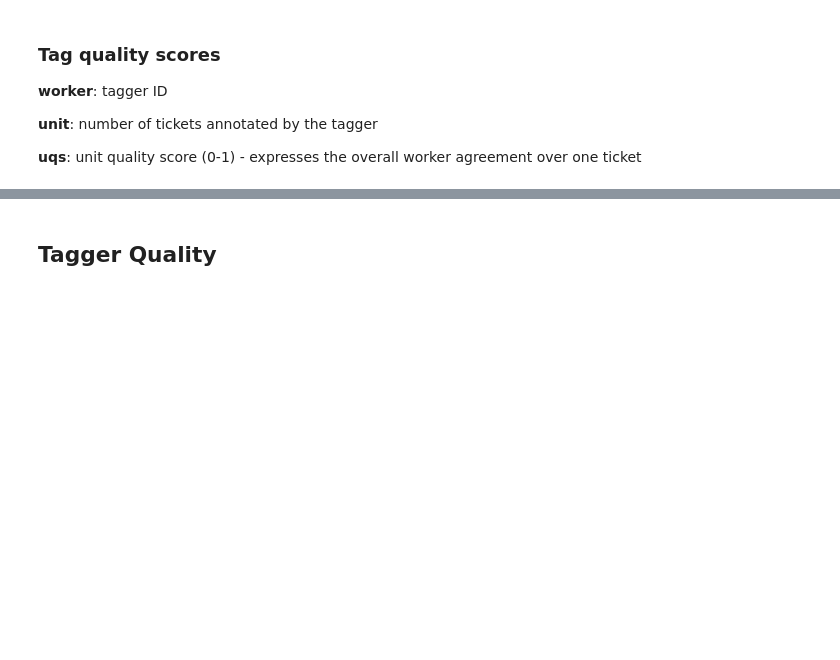
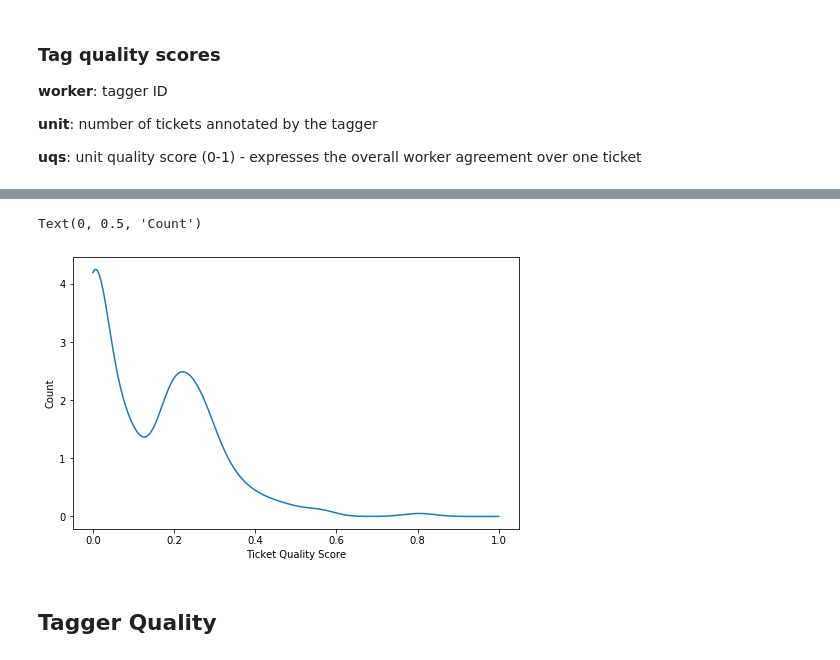
Before and after one commit to mlopatka/CANOSP2020, a Jupyter notebook: notebooks/SUMO CrowdTruth Metrics.ipynb, the cells around one changed output, grey strips where cells are left out. Saved outputs shown, nothing was run; the diff lists cells and outputs as text; code cells hidden in the pictures; blank space fills up the shorter version.

```diff
--- a/notebooks/SUMO CrowdTruth Metrics.ipynb
+++ b/notebooks/SUMO CrowdTruth Metrics.ipynb
@@ -192,3 +190,18 @@ Text(0, 0.5, 'Count')
+# %%
+import numpy as np
+from scipy.stats import gaussian_kde
+
+density = gaussian_kde(unit_results["uqs"])
+xs = np.linspace(0,1,200)
+density.covariance_factor = lambda : .25
+density._compute_covariance()
+
+plt.plot(xs, density(xs))
+plt.xlabel("Ticket Quality Score")
+plt.ylabel("Count")
+# %% [output]
+Text(0, 0.5, 'Count')
+[figure, added]
 # %% [markdown]
 ## Tagger Quality
 # %% [markdown]
```
Also changed, not shown: parts of 2 cells of this notebook.
